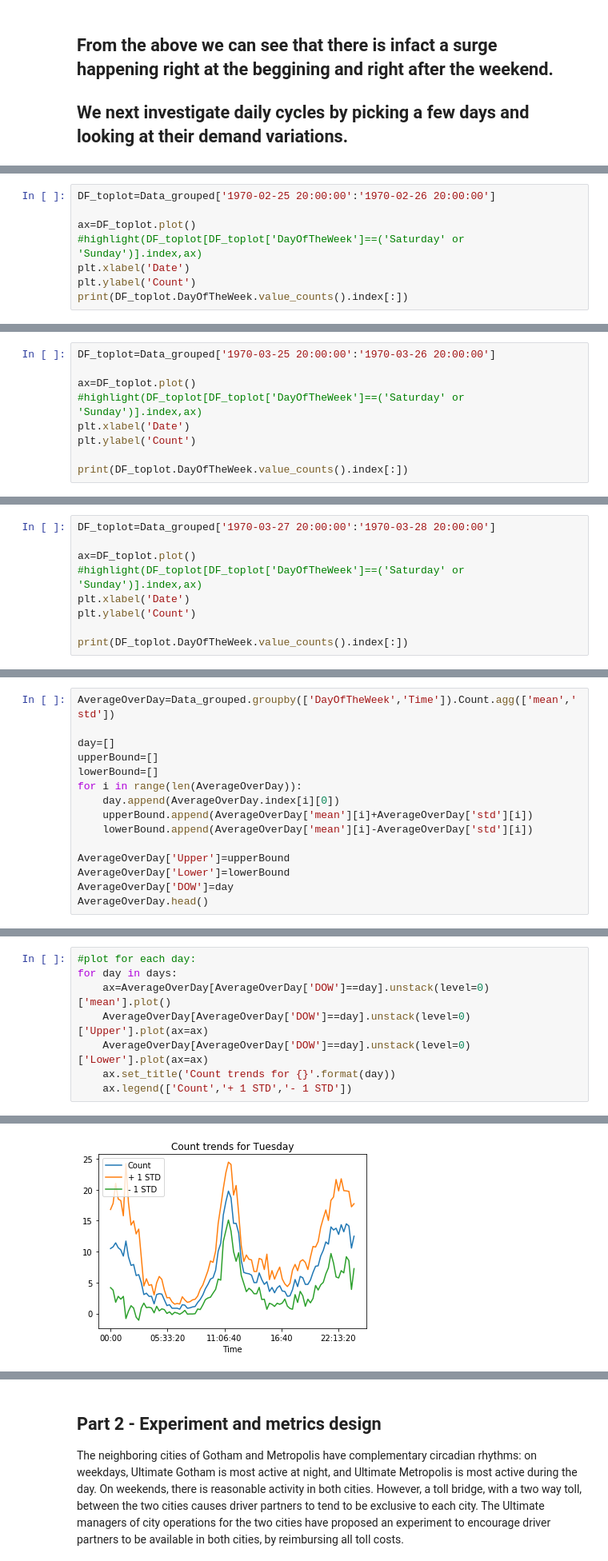
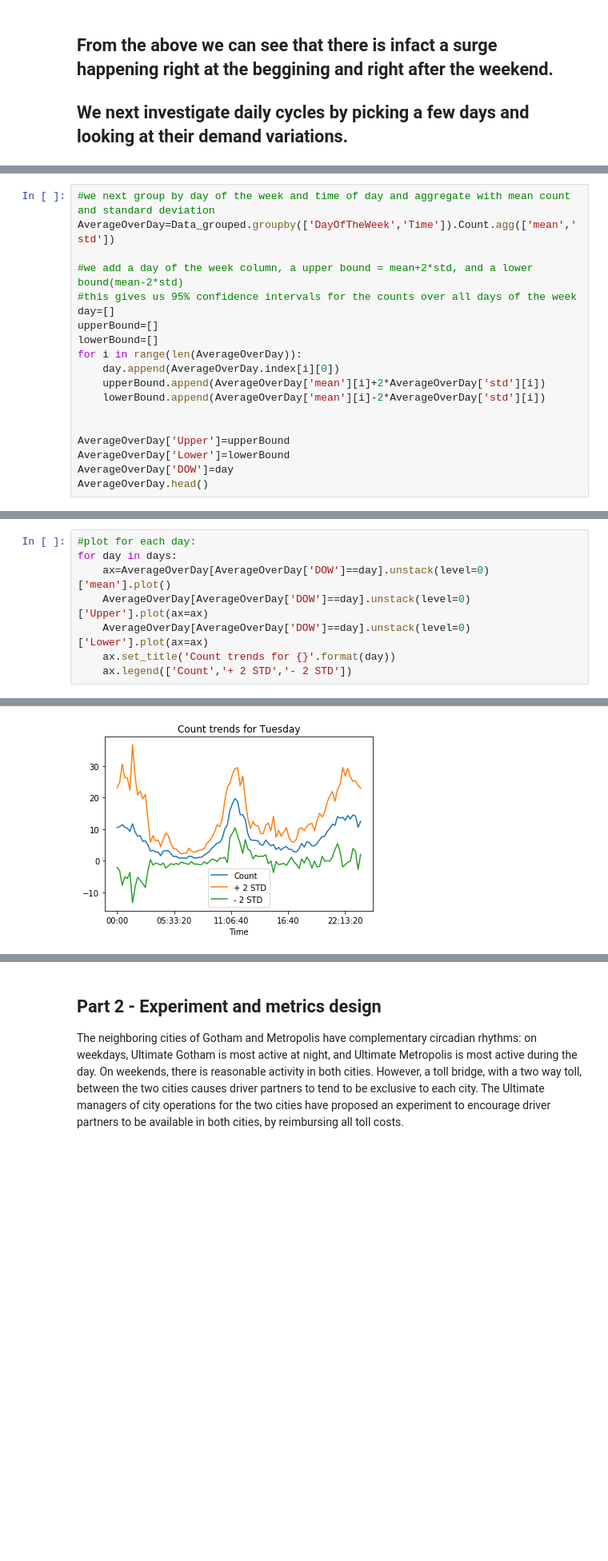
Before and after one commit to harajlim/Springboard_17.1_Ultimate_Inc_TakeHome, a Jupyter notebook: Challenge Solution.ipynb, the cells around one changed output, grey strips where cells are left out. Shown at 80% size. Drawn from its saved outputs; the diff is of its cells as text; blank space fills up the shorter version.

```diff
--- a/Challenge Solution.ipynb
+++ b/Challenge Solution.ipynb
@@ -196,9 +219 @@ Index(['Sunday', 'Saturday'], dtype='object')
 [figure]
-# %%
-DF_toplot=Data_grouped['1970-02-25 20:00:00':'1970-02-26 20:00:00']
-
-ax=DF_toplot.plot()
-#highlight(DF_toplot[DF_toplot['DayOfTheWeek']==('Saturday' or 'Sunday')].index,ax)
-plt.xlabel('Date')
-plt.ylabel('Count')
-print(DF_toplot.DayOfTheWeek.value_counts().index[:])
@@ -208,9 +219,0 @@ Index(['Thursday', 'Wednesday'], dtype='object')
-# %%
-DF_toplot=Data_grouped['1970-03-25 20:00:00':'1970-03-26 20:00:00']
-
-ax=DF_toplot.plot()
-#highlight(DF_toplot[DF_toplot['DayOfTheWeek']==('Saturday' or 'Sunday')].index,ax)
-plt.xlabel('Date')
-plt.ylabel('Count')
-
-print(DF_toplot.DayOfTheWeek.value_counts().index[:])
@@ -220,9 +219,0 @@ Index(['Thursday', 'Wednesday'], dtype='object')
-# %%
-DF_toplot=Data_grouped['1970-03-27 20:00:00':'1970-03-28 20:00:00']
-
-ax=DF_toplot.plot()
-#highlight(DF_toplot[DF_toplot['DayOfTheWeek']==('Saturday' or 'Sunday')].index,ax)
-plt.xlabel('Date')
-plt.ylabel('Count')
-
-print(DF_toplot.DayOfTheWeek.value_counts().index[:])
@@ -261,13 +233,17 @@ Data_grouped['Time']=time
 # %%
+#we next group by day of the week and time of day and aggregate with mean count and standard deviation
 AverageOverDay=Data_grouped.groupby(['DayOfTheWeek','Time']).Count.agg(['mean','std'])
 
+#we add a day of the week column, a upper bound = mean+2*std, and a lower bound(mean-2*std)
+#this gives us 95% confidence intervals for the counts over all days of the week
 day=[]
 upperBound=[]
 lowerBound=[]
 for i in range(len(AverageOverDay)):
     day.append(AverageOverDay.index[i][0])
-    upperBound.append(AverageOverDay['mean'][i]+AverageOverDay['std'][i])
-    lowerBound.append(AverageOverDay['mean'][i]-AverageOverDay['std'][i])
+    upperBound.append(AverageOverDay['mean'][i]+2*AverageOverDay['std'][i])
+    lowerBound.append(AverageOverDay['mean'][i]-2*AverageOverDay['std'][i])
+
 
 AverageOverDay['Upper']=upperBound
 AverageOverDay['Lower']=lowerBound
@@ -288,5 +264,5 @@ for day in days:
     AverageOverDay[AverageOverDay['DOW']==day].unstack(level=0)['Upper'].plot(ax=ax)
     AverageOverDay[AverageOverDay['DOW']==day].unstack(level=0)['Lower'].plot(ax=ax)
     ax.set_title('Count trends for {}'.format(day))
-    ax.legend(['Count','+ 1 STD','- 1 STD'])
+    ax.legend(['Count','+ 2 STD','- 2 STD'])
 # %% [output]
@@ -294 +270 @@ for day in days:
-[figure, old version]
+[figure, new version]
```
Also changed, not shown: parts of 38 cells of this notebook, 1 other file.
